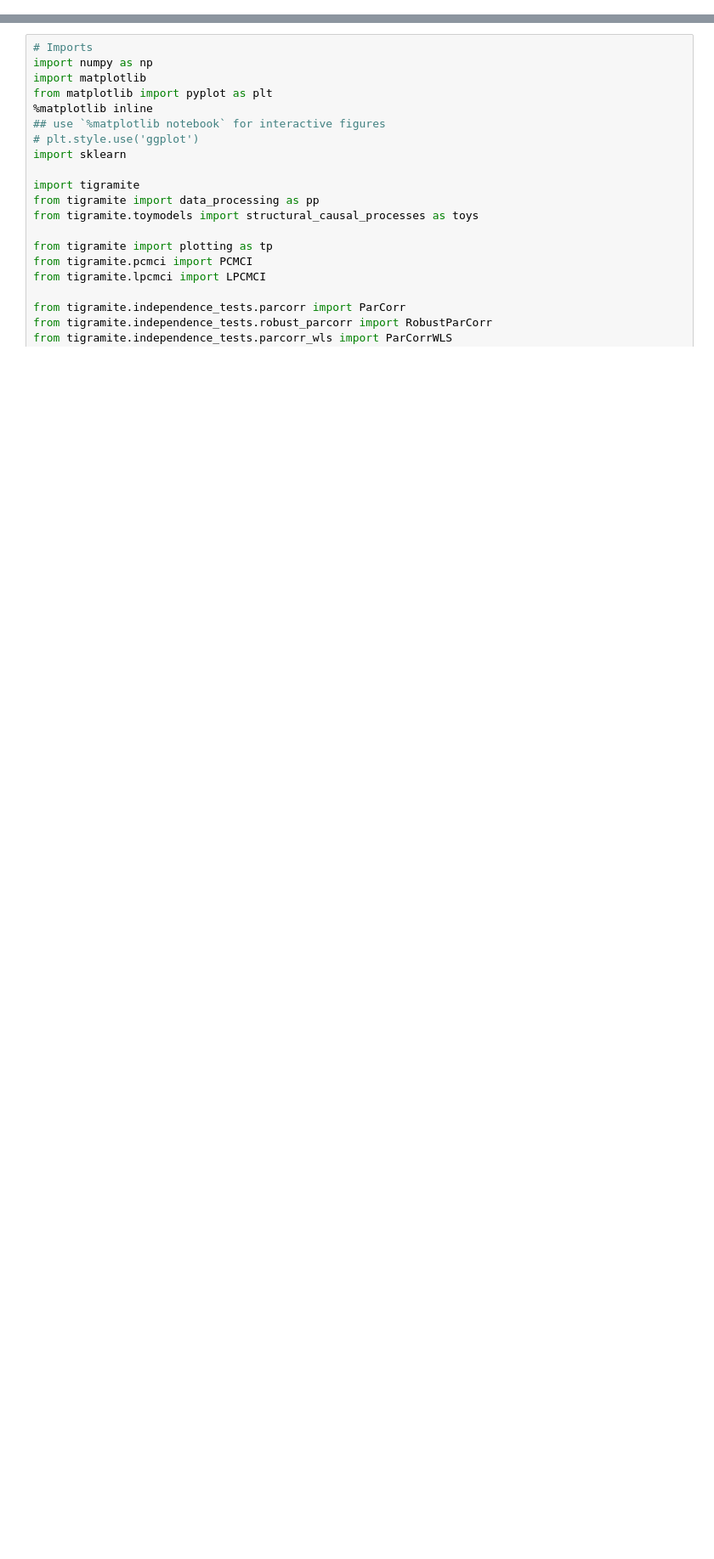
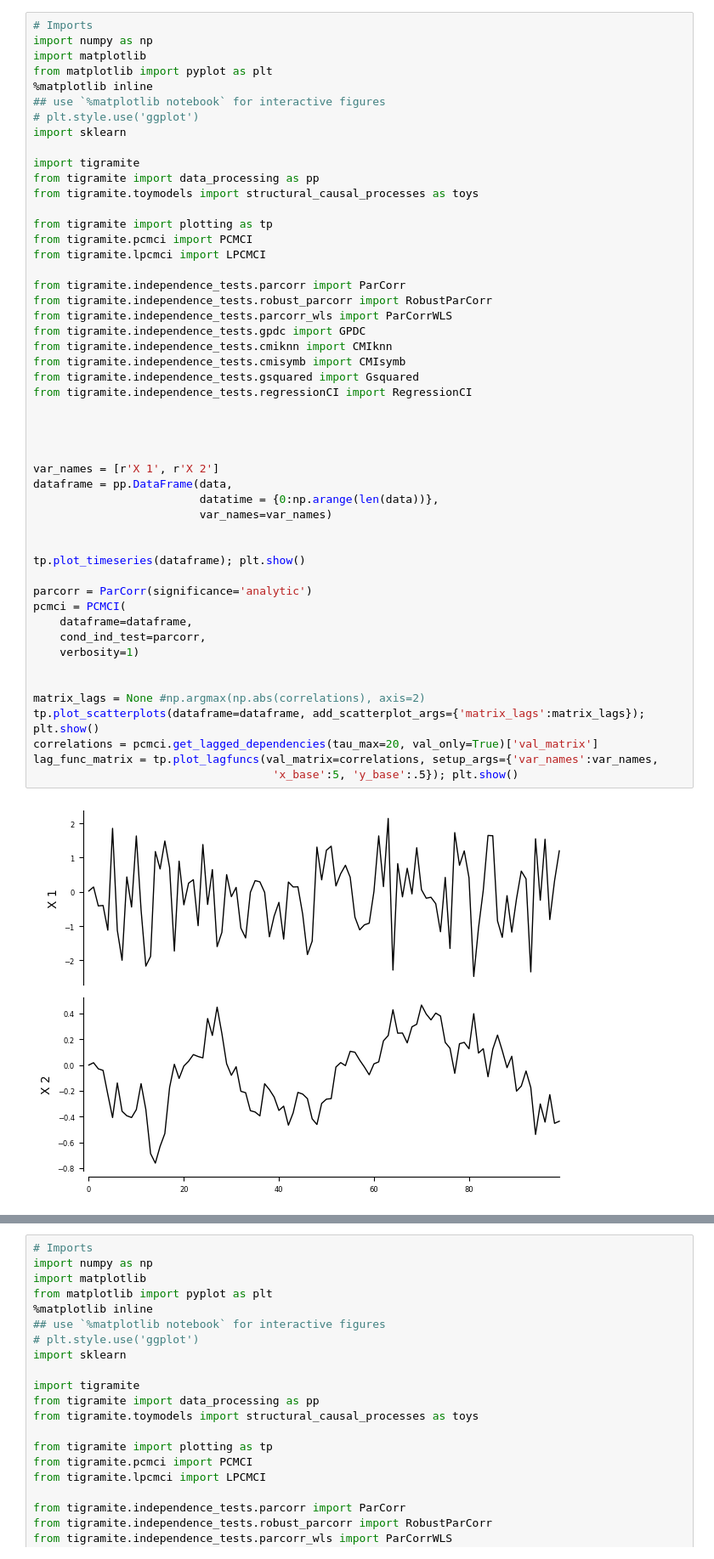
Before and after one commit to Peisong-Zheng/DO_causality, a Jupyter notebook: lag_test_nonlinear.ipynb, the cells around one changed output, grey strips where cells are left out. Shown: that part at 85% size. Cells and saved outputs as stored; diff of their text form; blank space fills up the shorter version.

```diff
--- a/lag_test_nonlinear.ipynb
+++ b/lag_test_nonlinear.ipynb
@@ -47,0 +48,52 @@ Text(0, 0.5, '$X 2$')
+# %%
+# Imports
+import numpy as np
+import matplotlib
+from matplotlib import pyplot as plt
+%matplotlib inline
+## use `%matplotlib notebook` for interactive figures
+# plt.style.use('ggplot')
+import sklearn
+
+import tigramite
+from tigramite import data_processing as pp
+from tigramite.toymodels import structural_causal_processes as toys
+
+from tigramite import plotting as tp
+from tigramite.pcmci import PCMCI
+from tigramite.lpcmci import LPCMCI
+
+from tigramite.independence_tests.parcorr import ParCorr
+from tigramite.independence_tests.robust_parcorr import RobustParCorr
+from tigramite.independence_tests.parcorr_wls import ParCorrWLS
+from tigramite.independence_tests.gpdc import GPDC
+from tigramite.independence_tests.cmiknn import CMIknn
+from tigramite.independence_tests.cmisymb import CMIsymb
+from tigramite.independence_tests.gsquared import Gsquared
+from tigramite.independence_tests.regressionCI import RegressionCI
+
+
+
+
+var_names = [r'X 1', r'X 2']
+dataframe = pp.DataFrame(data,
+                         datatime = {0:np.arange(len(data))},
+                         var_names=var_names)
+
+
+tp.plot_timeseries(dataframe); plt.show()
+
+parcorr = ParCorr(significance='analytic')
+pcmci = PCMCI(
+    dataframe=dataframe,
+    cond_ind_test=parcorr,
+    verbosity=1)
+
+
+matrix_lags = None #np.argmax(np.abs(correlations), axis=2)
+tp.plot_scatterplots(dataframe=dataframe, add_scatterplot_args={'matrix_lags':matrix_lags}); plt.show()
+correlations = pcmci.get_lagged_dependencies(tau_max=20, val_only=True)['val_matrix']
+lag_func_matrix = tp.plot_lagfuncs(val_matrix=correlations, setup_args={'var_names':var_names,
+                                    'x_base':5, 'y_base':.5}); plt.show()
+# %% [output]
+[figure, added]
```
Also changed, not shown: parts of 2 cells of this notebook.
